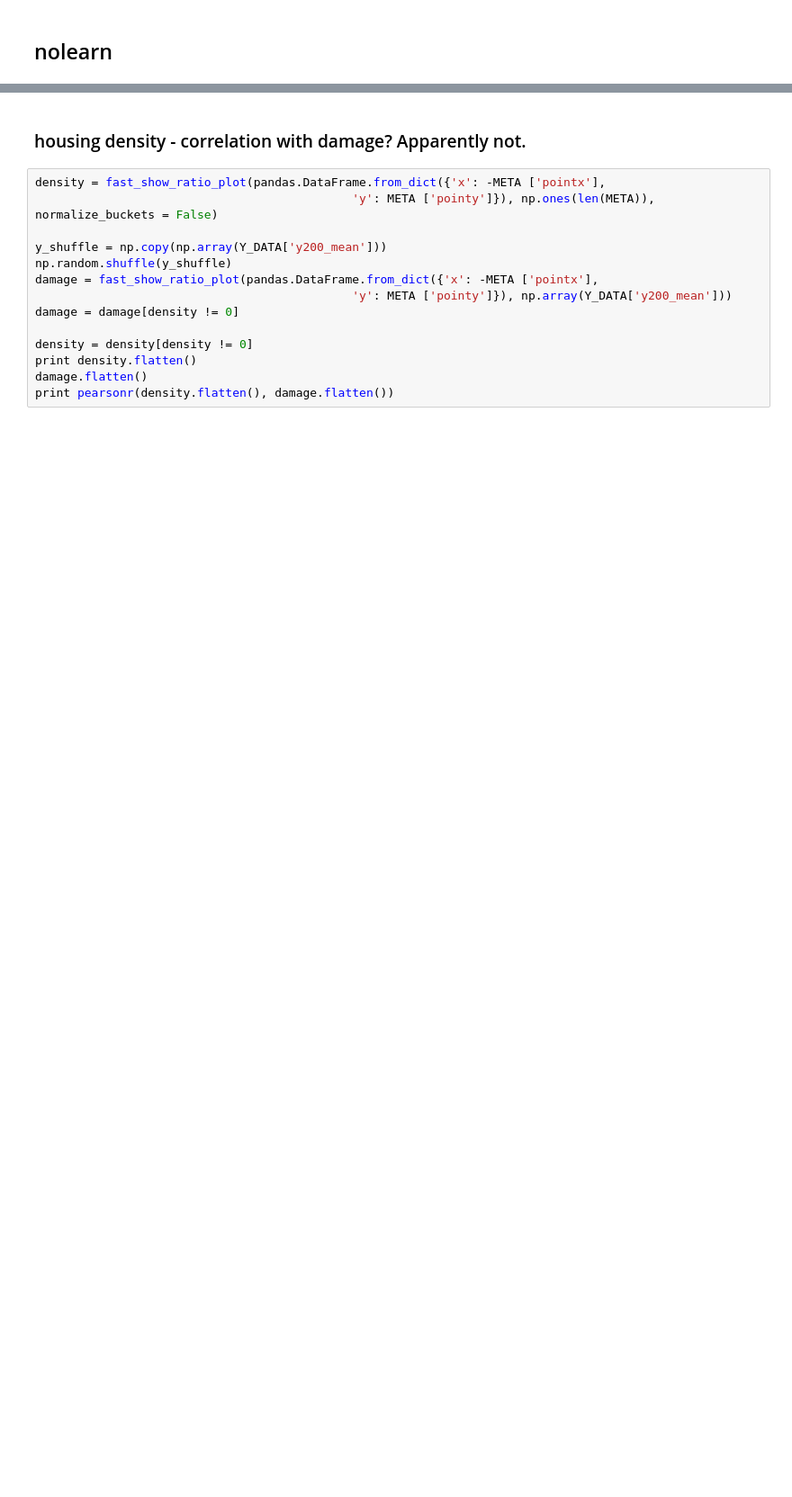
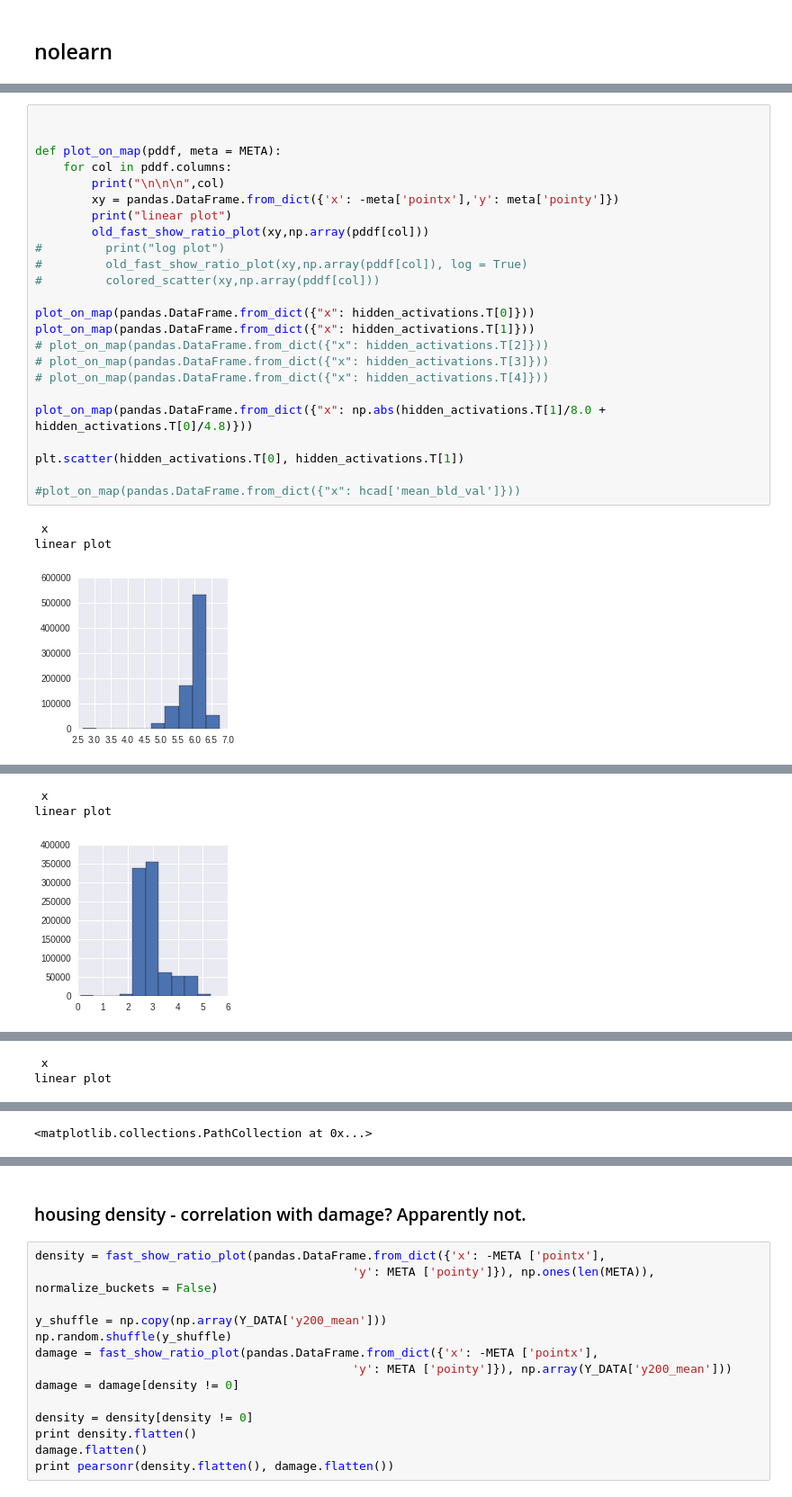
Before and after one commit to IJDykeman/storm_damage_prediction, a Jupyter notebook: tsne_and_dataviz.ipynb, the cells around one changed output, grey strips where cells are left out. Shown at 90% size. Saved outputs shown, nothing was run; the diff lists cells and outputs as text; blank space fills up the shorter version.

```diff
--- a/tsne_and_dataviz.ipynb
+++ b/tsne_and_dataviz.ipynb
@@ -682,0 +587,28 @@ Predicted: [[ 0.20616169]]
+# %%
+
+
+def plot_on_map(pddf, meta = META):
+    for col in pddf.columns:
+        print("\n\n\n",col)
+        xy = pandas.DataFrame.from_dict({'x': -meta['pointx'],'y': meta['pointy']})
+        print("linear plot")
+        old_fast_show_ratio_plot(xy,np.array(pddf[col]))
+#         print("log plot")
+#         old_fast_show_ratio_plot(xy,np.array(pddf[col]), log = True)
+#         colored_scatter(xy,np.array(pddf[col]))
+
+plot_on_map(pandas.DataFrame.from_dict({"x": hidden_activations.T[0]}))
+plot_on_map(pandas.DataFrame.from_dict({"x": hidden_activations.T[1]}))
+# plot_on_map(pandas.DataFrame.from_dict({"x": hidden_activations.T[2]}))
+# plot_on_map(pandas.DataFrame.from_dict({"x": hidden_activations.T[3]}))
+# plot_on_map(pandas.DataFrame.from_dict({"x": hidden_activations.T[4]}))
+
+plot_on_map(pandas.DataFrame.from_dict({"x": np.abs(hidden_activations.T[1]/8.0 + hidden_activations.T[0]/4.8)}))
+
+plt.scatter(hidden_activations.T[0], hidden_activations.T[1])
+
+#plot_on_map(pandas.DataFrame.from_dict({"x": hcad['mean_bld_val']}))
+# %% [output]
+ x
+linear plot
+[figure, added]
@@ -682,0 +616,3 @@ Predicted: [[ 0.20616169]]
+ x
+linear plot
+[figure, added]
@@ -682,0 +620,2 @@ Predicted: [[ 0.20616169]]
+ x
+linear plot
@@ -682,0 +624 @@ Predicted: [[ 0.20616169]]
+<matplotlib.collections.PathCollection at 0x...>
```
Also changed, not shown: parts of 16 cells of this notebook, 8 other files.
